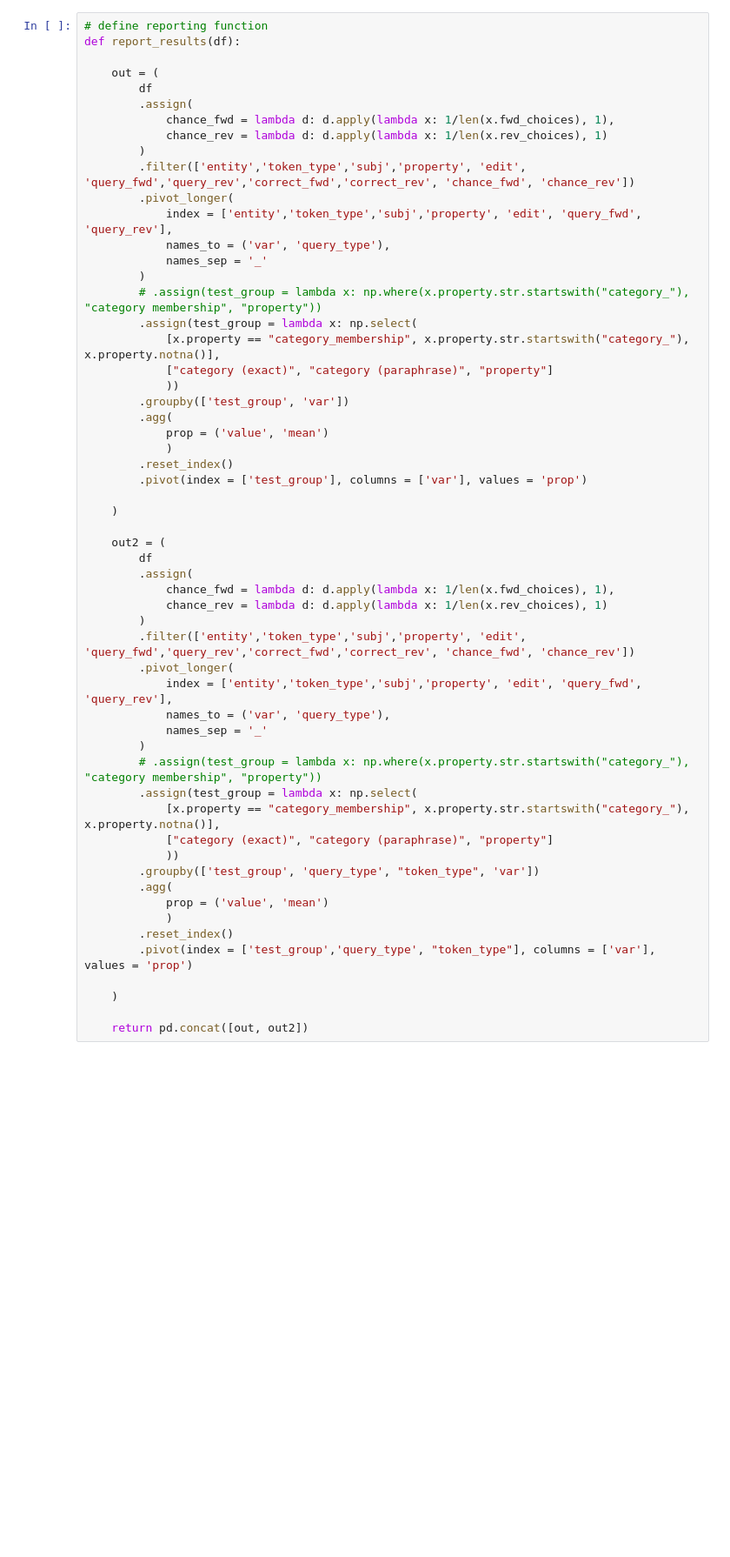
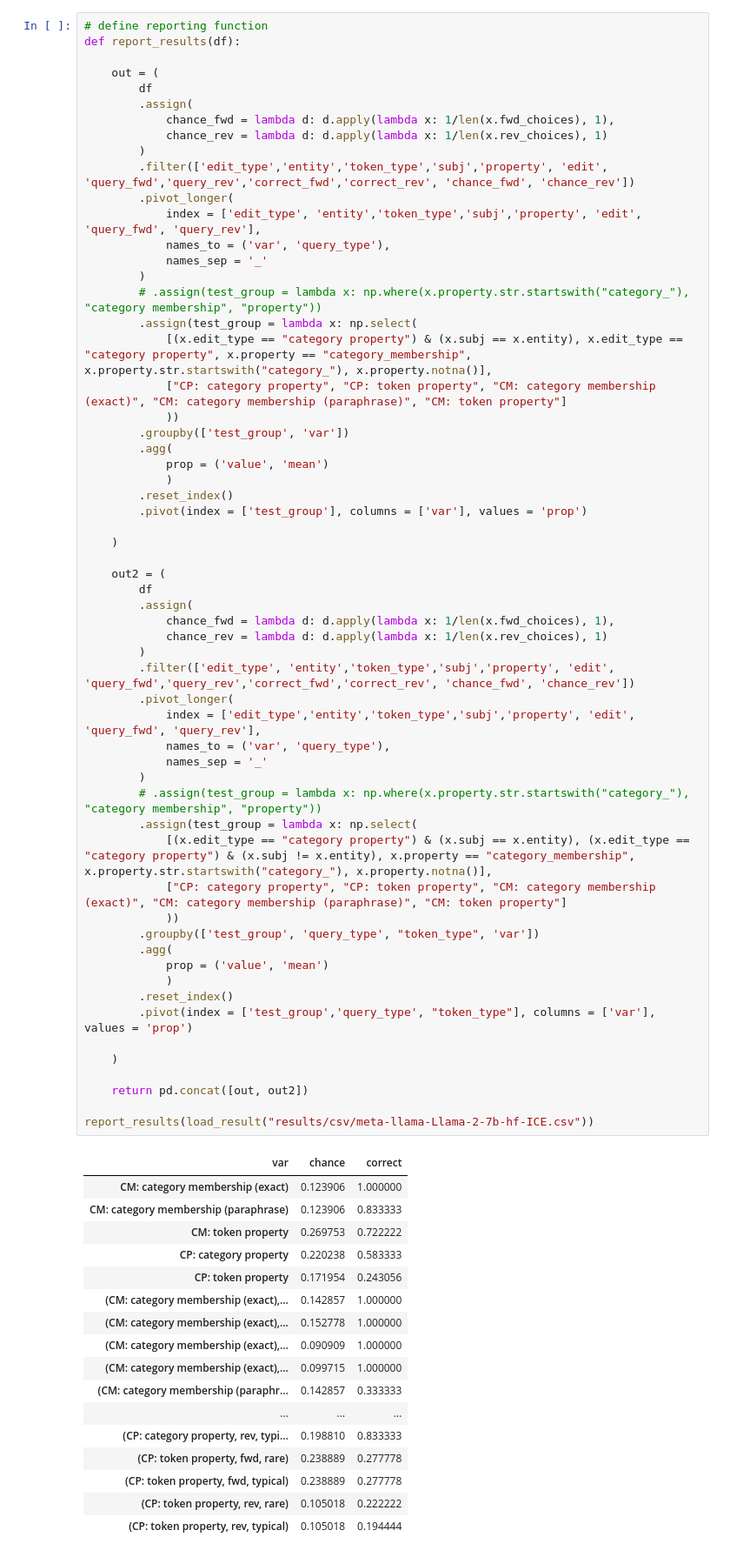
Before and after one commit to derekpowell/EasyEdit, a Jupyter notebook: analysis.ipynb, the cells around one changed output. Shown at 87% size. Cells and saved outputs as stored; diff of their text form; blank space fills up the shorter version.

```diff
--- a/analysis.ipynb
+++ b/analysis.ipynb
@@ -27,50 +153,70 @@ def report_results(df):
             chance_fwd = lambda d: d.apply(lambda x: 1/len(x.fwd_choices), 1),
             chance_rev = lambda d: d.apply(lambda x: 1/len(x.rev_choices), 1)
         )
-        .filter(['entity','token_type','subj','property', 'edit', 'query_fwd','query_rev','correct_fwd','correct_rev', 'chance_fwd', 'chance_rev'])
+        .filter(['edit_type','entity','token_type','subj','property', 'edit', 'query_fwd','query_rev','correct_fwd','correct_rev', 'chance_fwd', 'chance_rev'])
         .pivot_longer(
-            index = ['entity','token_type','subj','property', 'edit', 'query_fwd', 'query_rev'],
+            index = ['edit_type', 'entity','token_type','subj','property', 'edit', 'query_fwd', 'query_rev'],
             names_to = ('var', 'query_type'),
             names_sep = '_'
         )
         # .assign(test_group = lambda x: np.where(x.property.str.startswith("category_"), "category membership", "property"))
         .assign(test_group = lambda x: np.select(
-            [x.property == "category_membership", x.property.str.startswith("category_"), x.property.notna()],
-            ["category (exact)", "category (paraphrase)", "property"]
+            [(x.edit_type == "category property") & (x.subj == x.entity), x.edit_type == "category property", x.property == "category_membership", x.property.str.startswith("category_"), x.property.notna()],
+            ["CP: category property", "CP: token property", "CM: category membership (exact)", "CM: category membership (paraphrase)", "CM: token property"]
             ))
         .groupby(['test_group', 'var'])
         .agg(
             prop = ('value', 'mean')
             )
         .reset_index()
         .pivot(index = ['test_group'], columns = ['var'], values = 'prop')
 
     )
 
     out2 = (
         df
         .assign(
             chance_fwd = lambda d: d.apply(lambda x: 1/len(x.fwd_choices), 1),
             chance_rev = lambda d: d.apply(lambda x: 1/len(x.rev_choices), 1)
         )
-        .filter(['entity','token_type','subj','property', 'edit', 'query_fwd','query_rev','correct_fwd','correct_rev', 'chance_fwd', 'chance_rev'])
+        .filter(['edit_type', 'entity','token_type','subj','property', 'edit', 'query_fwd','query_rev','correct_fwd','correct_rev', 'chance_fwd', 'chance_rev'])
         .pivot_longer(
-            index = ['entity','token_type','subj','property', 'edit', 'query_fwd', 'query_rev'],
+            index = ['edit_type','entity','token_type','subj','property', 'edit', 'query_fwd', 'query_rev'],
             names_to = ('var', 'query_type'),
             names_sep = '_'
         )
         # .assign(test_group = lambda x: np.where(x.property.str.startswith("category_"), "category membership", "property"))
         .assign(test_group = lambda x: np.select(
-            [x.property == "category_membership", x.property.str.startswith("category_"), x.property.notna()],
-            ["category (exact)", "category (paraphrase)", "property"]
+            [(x.edit_type == "category property") & (x.subj == x.entity), (x.edit_type == "category property") & (x.subj != x.entity), x.property == "category_membership", x.property.str.startswith("category_"), x.property.notna()],
+            ["CP: category property", "CP: token property", "CM: category membership (exact)", "CM: category membership (paraphrase)", "CM: token property"]
             ))
         .groupby(['test_group', 'query_type', "token_type", 'var'])
         .agg(
             prop = ('value', 'mean')
             )
         .reset_index()
         .pivot(index = ['test_group','query_type', "token_type"], columns = ['var'], values = 'prop')
 
     )
 
     return pd.concat([out, out2])
+
+report_results(load_result("results/csv/meta-llama-Llama-2-7b-hf-ICE.csv"))
+# %% [output]
+| var | chance | correct |
+| CM: category membership (exact) | 0.123906 | 1.000000 |
+| CM: category membership (paraphrase) | 0.123906 | 0.833333 |
+| CM: token property | 0.269753 | 0.722222 |
+| CP: category property | 0.220238 | 0.583333 |
+| CP: token property | 0.171954 | 0.243056 |
+| (CM: category membership (exact),... | 0.142857 | 1.000000 |
+| (CM: category membership (exact),... | 0.152778 | 1.000000 |
+| (CM: category membership (exact),... | 0.090909 | 1.000000 |
+| (CM: category membership (exact),... | 0.099715 | 1.000000 |
+| (CM: category membership (paraphr... | 0.142857 | 0.333333 |
+| ... | ... | ... |
+| (CP: category property, rev, typi... | 0.198810 | 0.833333 |
+| (CP: token property, fwd, rare) | 0.238889 | 0.277778 |
+| (CP: token property, fwd, typical) | 0.238889 | 0.277778 |
+| (CP: token property, rev, rare) | 0.105018 | 0.222222 |
+| (CP: token property, rev, typical) | 0.105018 | 0.194444 |
```
Also changed, not shown: parts of 14 cells of this notebook, 4 other files.
